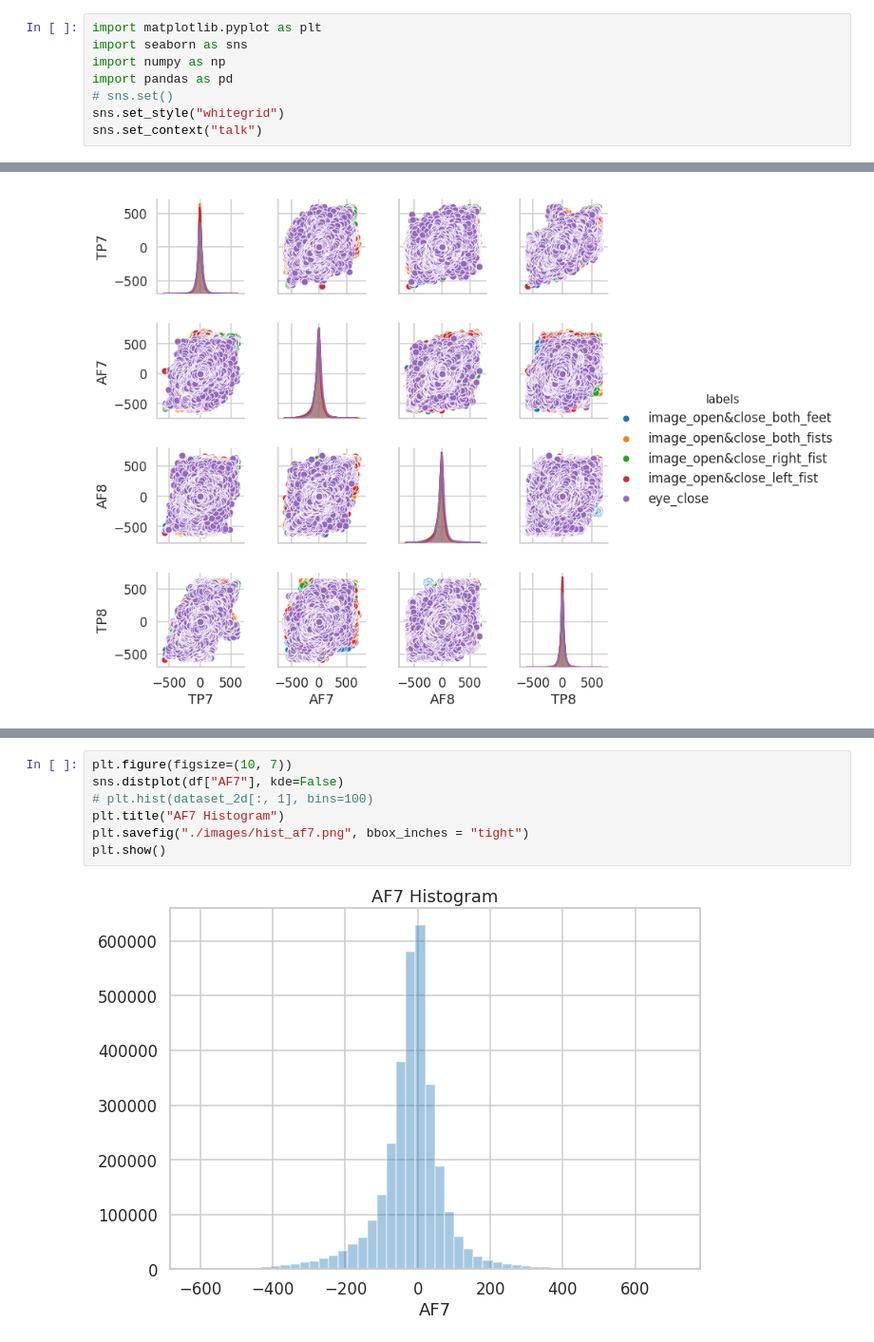
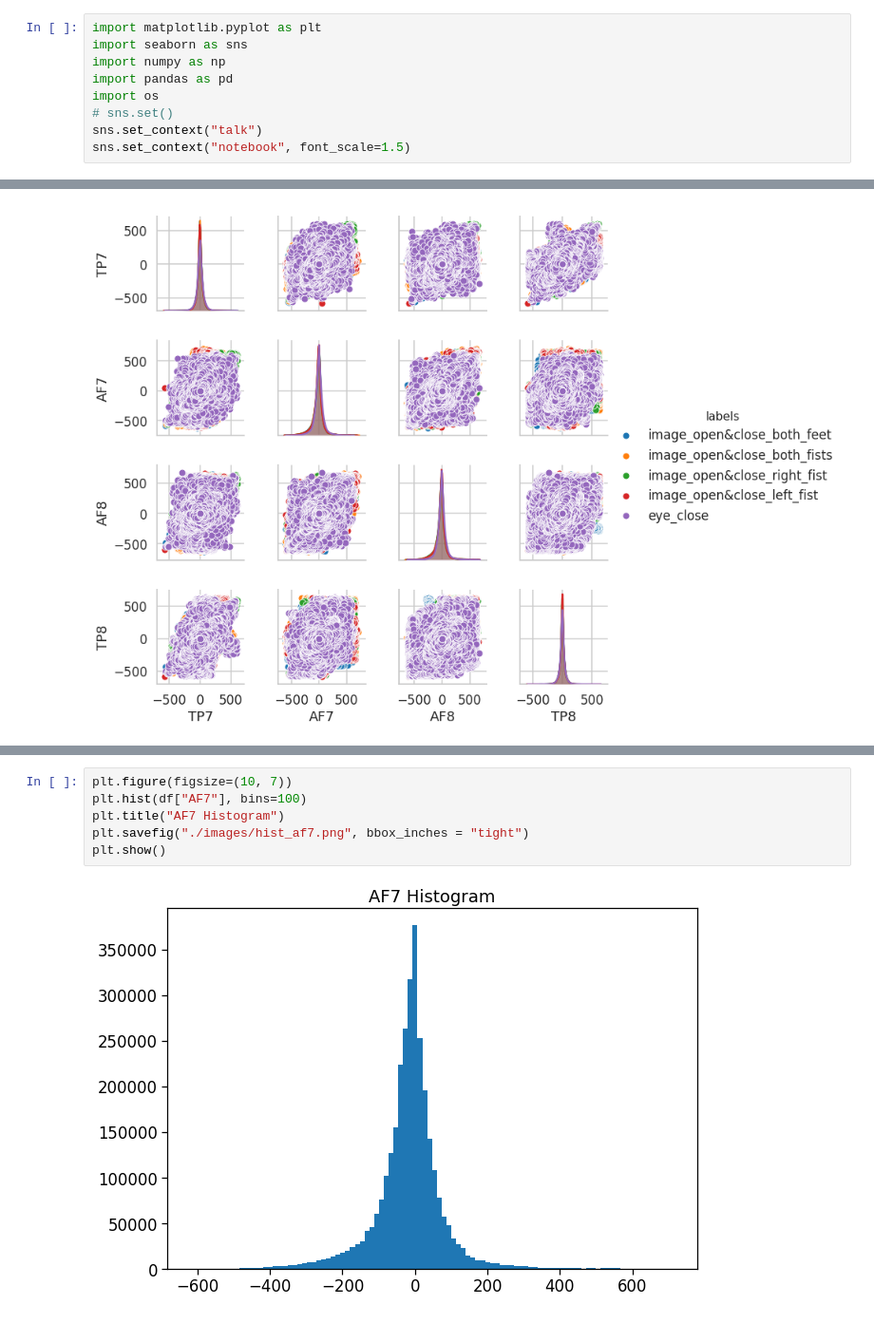
Before and after one commit to amar-enkhbat/graduation_thesis_2019, a Jupyter notebook: EDA.ipynb, the cells around one changed output, grey strips where cells are left out. Shown at 95% size. Drawn from its saved outputs; the diff is of its cells as text.

```diff
--- a/EDA.ipynb
+++ b/EDA.ipynb
@@ -3,6 +3,7 @@ import matplotlib.pyplot as plt
 import seaborn as sns
 import numpy as np
 import pandas as pd
+import os
 # sns.set()
-sns.set_style("whitegrid")
 sns.set_context("talk")
+sns.set_context("notebook", font_scale=1.5)
@@ -335,11 +157,10 @@ plt.show()
 # %%
 plt.figure(figsize=(10, 7))
-sns.distplot(df["AF7"], kde=False)
-# plt.hist(dataset_2d[:, 1], bins=100)
+plt.hist(df["AF7"], bins=100)
 plt.title("AF7 Histogram")
 plt.savefig("./images/hist_af7.png", bbox_inches = "tight")
 plt.show()
 # %% [output]
-[figure, old version]
+[figure, new version]
 # %%
 plt.figure(figsize=(10, 7))
```
Also changed, not shown: parts of 7 cells of this notebook, 6 other files.
